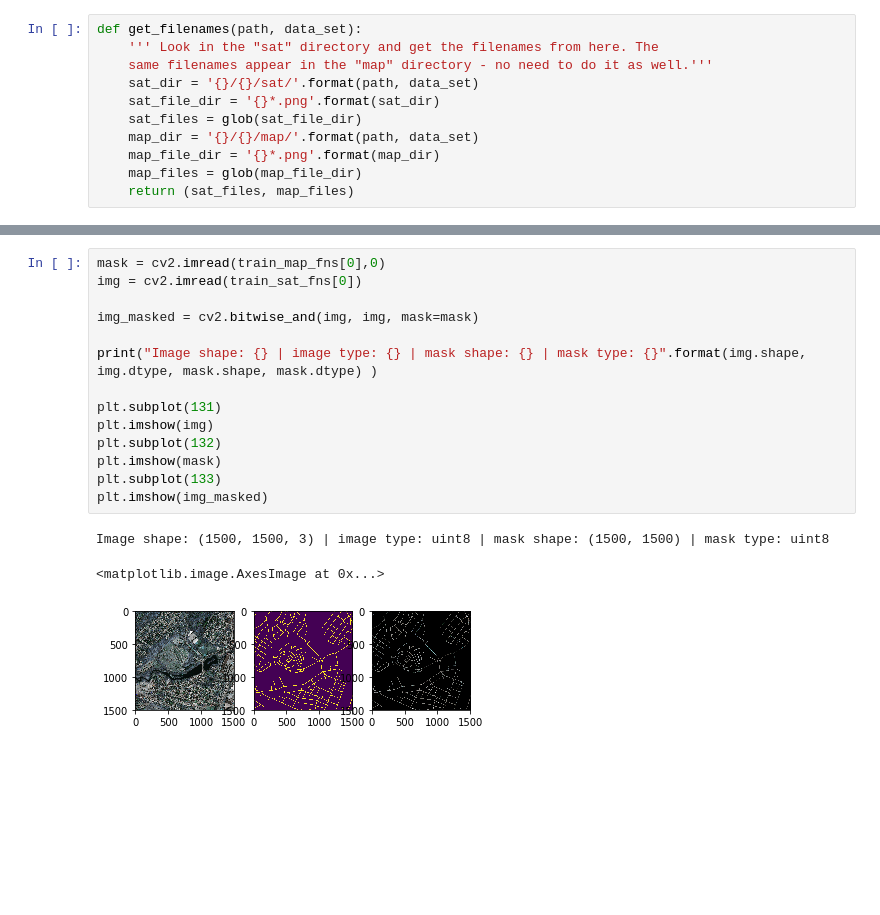
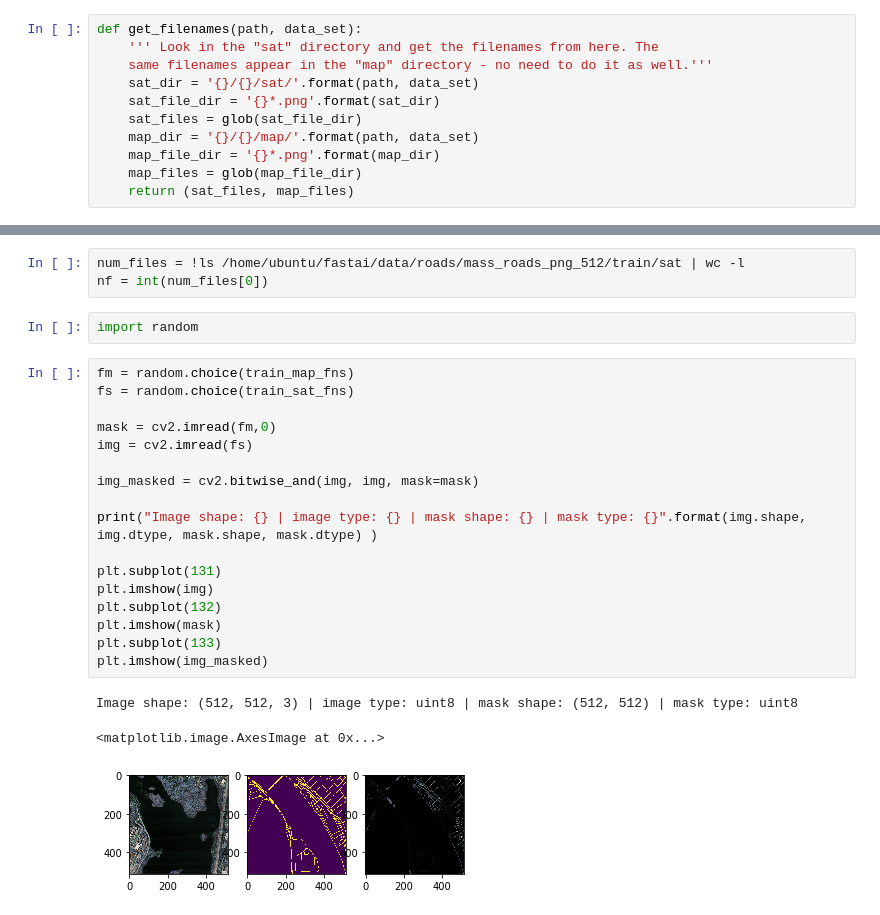
Before and after one commit to mschulz/Image-Segmentation, a Jupyter notebook: Resize-512x512.ipynb, the cells around one changed output, grey strips where cells are left out. Cells and saved outputs as stored; diff of their text form; blank space fills up the shorter version.

```diff
--- a/Resize-512x512.ipynb
+++ b/Resize-512x512.ipynb
@@ -92,18 +100,26 @@ NameError: name 'INPUT_PATH_PNG_512' is not defined
+# %%
+num_files = !ls /home/ubuntu/fastai/data/roads/mass_roads_png_512/train/sat | wc -l
+nf = int(num_files[0])
+# %%
+import random
 # %%
-mask = cv2.imread(train_map_fns[0],0)
-img = cv2.imread(train_sat_fns[0])
+fm = random.choice(train_map_fns)
+fs = random.choice(train_sat_fns)
+
+mask = cv2.imread(fm,0)
+img = cv2.imread(fs)
 
 img_masked = cv2.bitwise_and(img, img, mask=mask)
 
 print("Image shape: {} | image type: {} | mask shape: {} | mask type: {}".format(img.shape, img.dtype, mask.shape, mask.dtype) )
 
 plt.subplot(131)
 plt.imshow(img)
 plt.subplot(132)
 plt.imshow(mask)
 plt.subplot(133)
 plt.imshow(img_masked)
 # %% [output]
-Image shape: (1500, 1500, 3) | image type: uint8 | mask shape: (1500, 1500) | mask type: uint8
+Image shape: (512, 512, 3) | image type: uint8 | mask shape: (512, 512) | mask type: uint8
 <matplotlib.image.AxesImage at 0x...>
-[figure, old version]
+[figure, new version]
```
Also changed, not shown: parts of 3 cells of this notebook, 2 other files.
